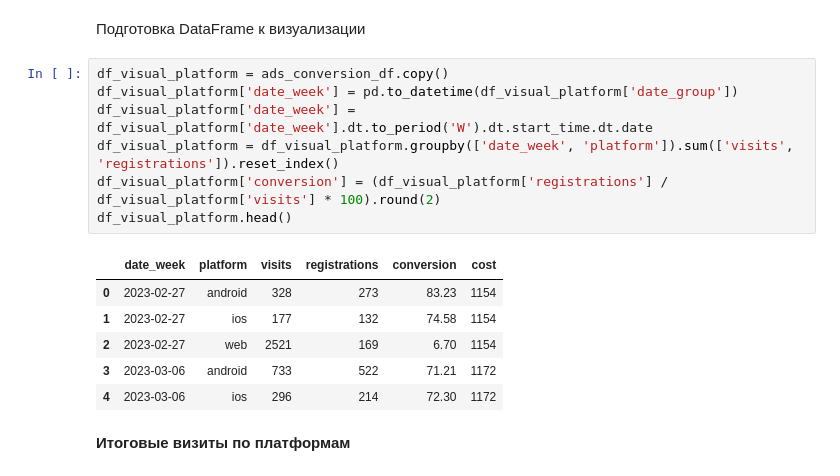
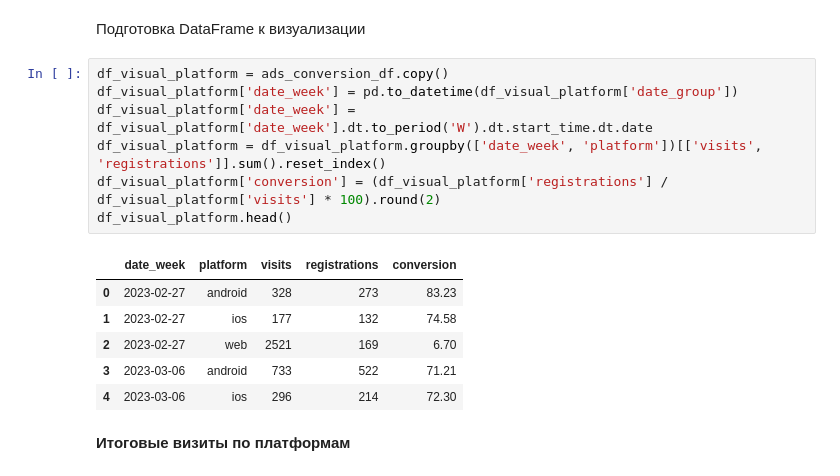
Before and after one commit to violetta-rybakova/data-analytics-project-100, a Jupyter notebook: charts_project.ipynb, the cells around one changed output. Cells and saved outputs as stored; diff of their text form.

```diff
--- a/charts_project.ipynb
+++ b/charts_project.ipynb
@@ -300,17 +300,17 @@ plt.show()
 # %%
 df_visual_platform = ads_conversion_df.copy()
 df_visual_platform['date_week'] = pd.to_datetime(df_visual_platform['date_group'])
 df_visual_platform['date_week'] = df_visual_platform['date_week'].dt.to_period('W').dt.start_time.dt.date
-df_visual_platform = df_visual_platform.groupby(['date_week', 'platform']).sum(['visits', 'registrations']).reset_index()
+df_visual_platform = df_visual_platform.groupby(['date_week', 'platform'])[['visits', 'registrations']].sum().reset_index()
 df_visual_platform['conversion'] = (df_visual_platform['registrations'] / df_visual_platform['visits'] * 100).round(2)
 df_visual_platform.head()
 # %% [output]
-|  | date_week | platform | visits | registrations | conversion | cost |
-| 0 | 2023-02-27 | android | 328 | 273 | 83.23 | 1154 |
-| 1 | 2023-02-27 | ios | 177 | 132 | 74.58 | 1154 |
-| 2 | 2023-02-27 | web | 2521 | 169 | 6.70 | 1154 |
-| 3 | 2023-03-06 | android | 733 | 522 | 71.21 | 1172 |
-| 4 | 2023-03-06 | ios | 296 | 214 | 72.30 | 1172 |
+|  | date_week | platform | visits | registrations | conversion |
+| 0 | 2023-02-27 | android | 328 | 273 | 83.23 |
+| 1 | 2023-02-27 | ios | 177 | 132 | 74.58 |
+| 2 | 2023-02-27 | web | 2521 | 169 | 6.70 |
+| 3 | 2023-03-06 | android | 733 | 522 | 71.21 |
+| 4 | 2023-03-06 | ios | 296 | 214 | 72.30 |
 # %% [markdown]
 **Итоговые визиты по платформам**
 # %%
```
Also changed, not shown: parts of 1 cell of this notebook.
